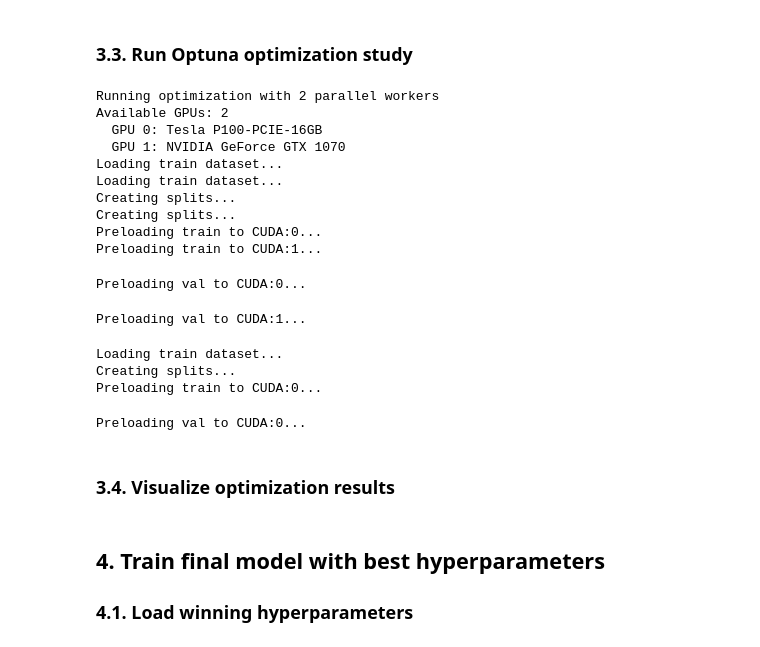
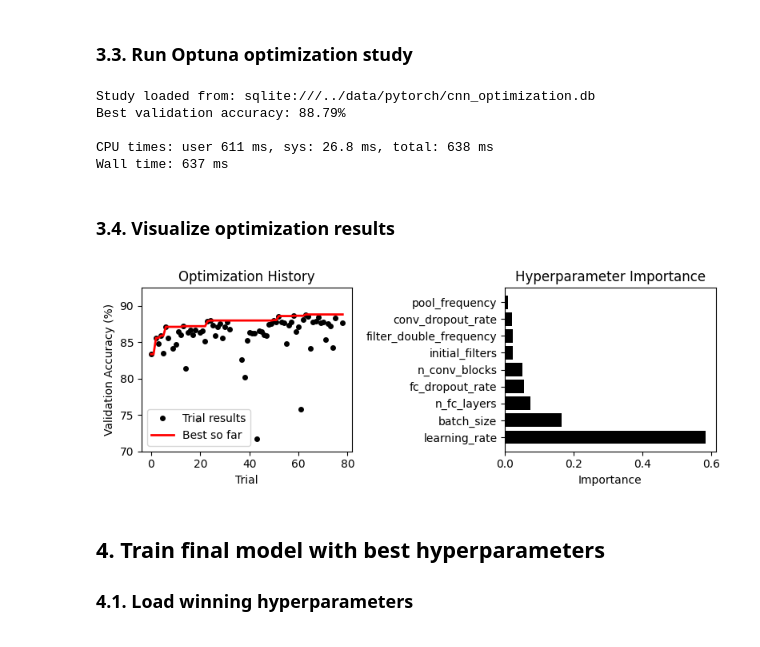
Before and after one commit to gperdrizet/CIFAR10, a Jupyter notebook: notebooks/04-architecture_optimization.ipynb, the cells around one changed output. Saved outputs shown, nothing was run; the diff lists cells and outputs as text; code cells hidden in the pictures.

Commit message:
Improved optimization history plot, fix bug when loading pre-trained winning model

```diff
--- a/notebooks/04-architecture_optimization.ipynb
+++ b/notebooks/04-architecture_optimization.ipynb
@@ -41,12 +41,12 @@ Using device: cuda
 ### 1.2. Run configuration
 # %%
 # Model control
-rerun_optuna_study = True    # Set to False to load existing Optuna study from disk
-retrain_model = True         # Set to False to load existing final model
+rerun_optuna_study = False   # Set to False to load existing Optuna study from disk
+retrain_model = False        # Set to False to load existing final model
 model_source = 'huggingface' # 'local' or 'huggingface'
 
 # Optuna study configuration
-study_name = 'cnn_architecture_optimization'
+study_name = 'architecture_optimization'
 study_storage = 'sqlite:///../data/pytorch/cnn_optimization.db'
 
 # Parallel GPU configuration
@@ -154,7 +156,7 @@ def create_cnn(trial, num_classes, in_channels):
     '''Create a CNN with hyperparameters sampled from the trial.
 
     This function builds a flexible CNN architecture with conv blocks that
-    progressively double filters at a configurable frequency.
+    progressively doubles the number of filters at a configurable frequency.
     Each conv block contains: 2 Conv layers + BatchNorm + ReLU + Conditional MaxPool + Dropout.
     MaxPooling frequency is configurable to support deeper architectures without
     spatial dimension collapse. For 32x32 inputs:
@@ -313,28 +315,25 @@ else:
     )
     print(f'Study loaded from: {study_storage}')
     print(f'Best validation accuracy: {study.best_value:.2f}%')
+
+print()
 # %% [output]
-Running optimization with 2 parallel workers
-Available GPUs: 2
-  GPU 0: Tesla P100-PCIE-16GB
-  GPU 1: NVIDIA GeForce GTX 1070
-Loading train dataset...
-Loading train dataset...
-Creating splits...
-Creating splits...
-Preloading train to CUDA:0...
-Preloading train to CUDA:1...
+Study loaded from: sqlite:///../data/pytorch/cnn_optimization.db
+Best validation accuracy: 88.79%
+
+CPU times: user 611 ms, sys: 26.8 ms, total: 638 ms
+Wall time: 637 ms
-Preloading val to CUDA:0...
-Preloading val to CUDA:1...
-Loading train dataset...
-Creating splits...
-Preloading train to CUDA:0...
-Preloading val to CUDA:0...
 # %% [markdown]
 ### 3.4. Visualize optimization results
 # %%
-fig, axes = plots.plot_optimization_results(study)
+fig, axes = plots.plot_optimization_results(
+    study,
+    ylim=(70, None)
+)
+
 plt.show()
+# %% [output]
+[figure, added]
 # %% [markdown]
 ## 4. Train final model with best hyperparameters
 
```
Also changed, not shown: parts of 16 cells of this notebook, 9 other files.
